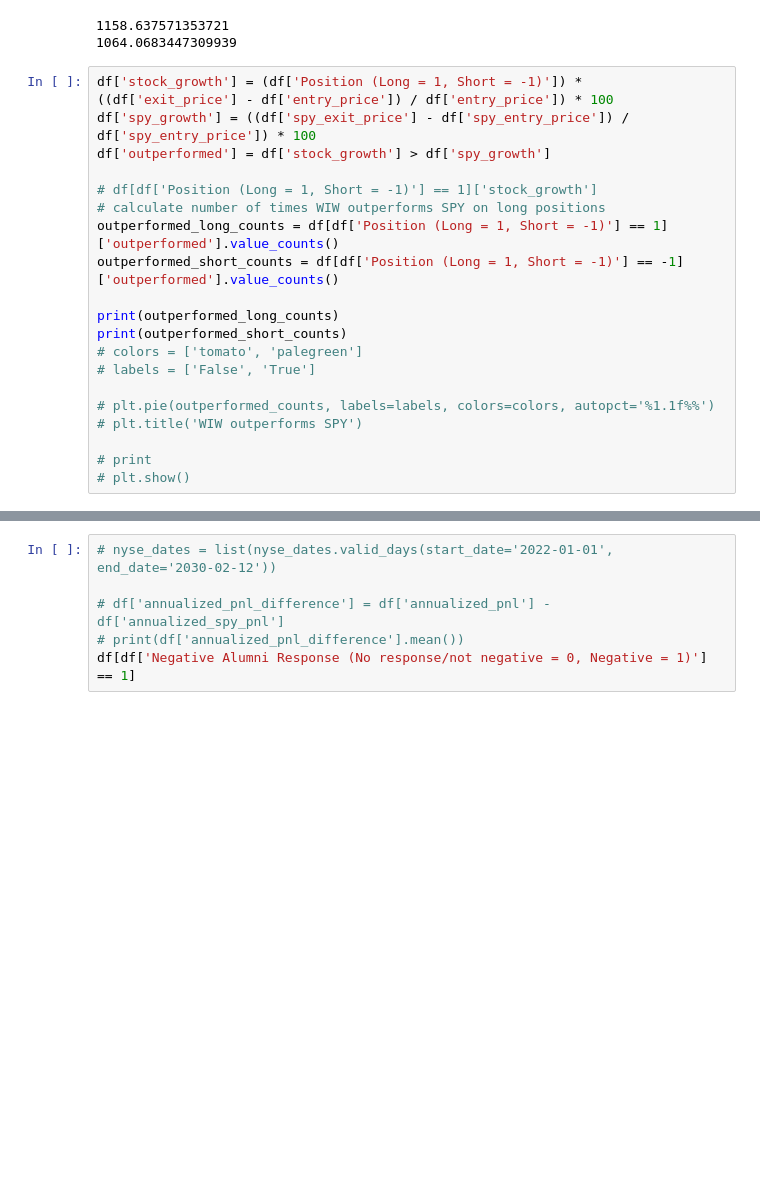
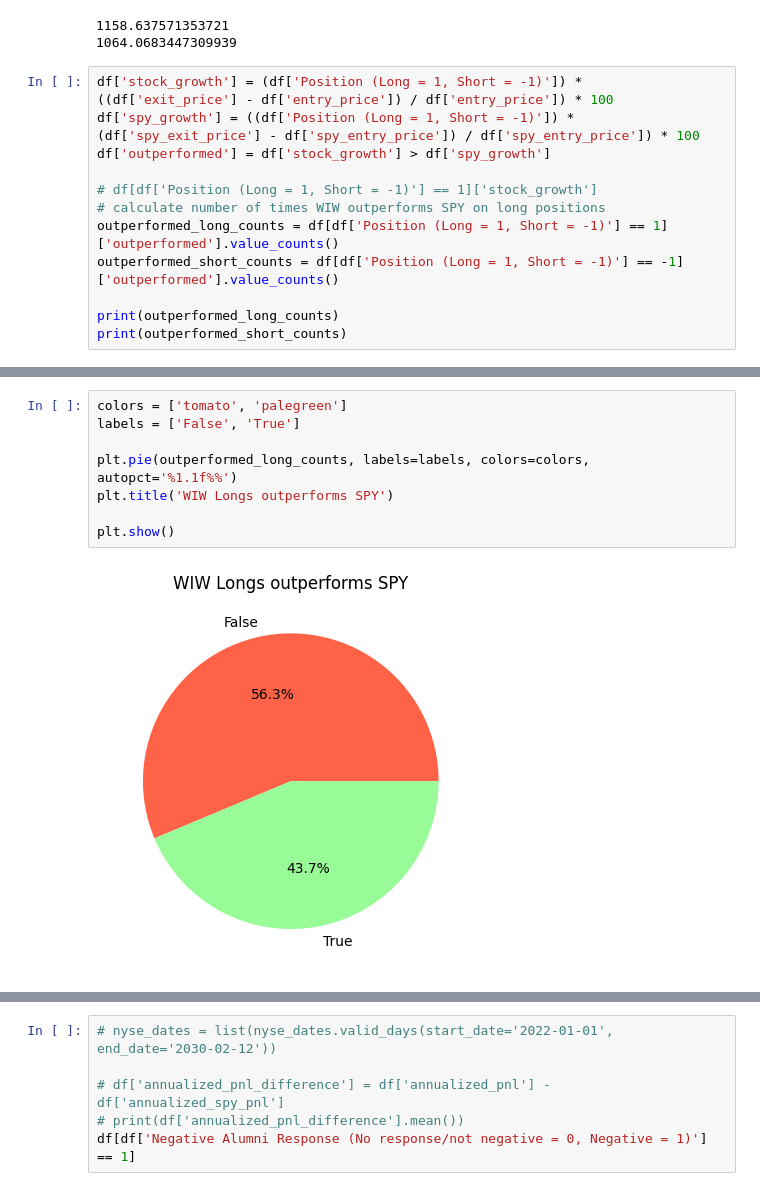
Before and after one commit to tracehankins/MarketWatchAnalysis, a Jupyter notebook: mwbacktester.ipynb, the cells around one changed output, grey strips where cells are left out. Saved outputs shown, nothing was run; the diff lists cells and outputs as text; blank space fills up the shorter version.

```diff
--- a/mwbacktester.ipynb
+++ b/mwbacktester.ipynb
@@ -287,7 +287,7 @@ print(total_spy_pnl)
 1064.0683447309939
 # %%
 df['stock_growth'] = (df['Position (Long = 1, Short = -1)']) * ((df['exit_price'] - df['entry_price']) / df['entry_price']) * 100
-df['spy_growth'] = ((df['spy_exit_price'] - df['spy_entry_price']) / df['spy_entry_price']) * 100
+df['spy_growth'] = ((df['Position (Long = 1, Short = -1)']) * (df['spy_exit_price'] - df['spy_entry_price']) / df['spy_entry_price']) * 100
 df['outperformed'] = df['stock_growth'] > df['spy_growth']
 
 # df[df['Position (Long = 1, Short = -1)'] == 1]['stock_growth']
@@ -297,14 +297,6 @@ outperformed_short_counts = df[df['Position (Long = 1, Short = -1)'] == -1]['out
 
 print(outperformed_long_counts)
 print(outperformed_short_counts)
-# colors = ['tomato', 'palegreen']
-# labels = ['False', 'True']
-
-# plt.pie(outperformed_counts, labels=labels, colors=colors, autopct='%1.1f%%')
-# plt.title('WIW outperforms SPY')
-
-# print
-# plt.show()
 # %% [output]
 outperformed
 False    49
@@ -329,0 +309,10 @@ Name: count, dtype: int64
+# %%
+colors = ['tomato', 'palegreen']
+labels = ['False', 'True']
+
+plt.pie(outperformed_long_counts, labels=labels, colors=colors, autopct='%1.1f%%')
+plt.title('WIW Longs outperforms SPY')
+
+plt.show()
+# %% [output]
+[figure, added]
```
Also changed, not shown: parts of 3 cells of this notebook.
